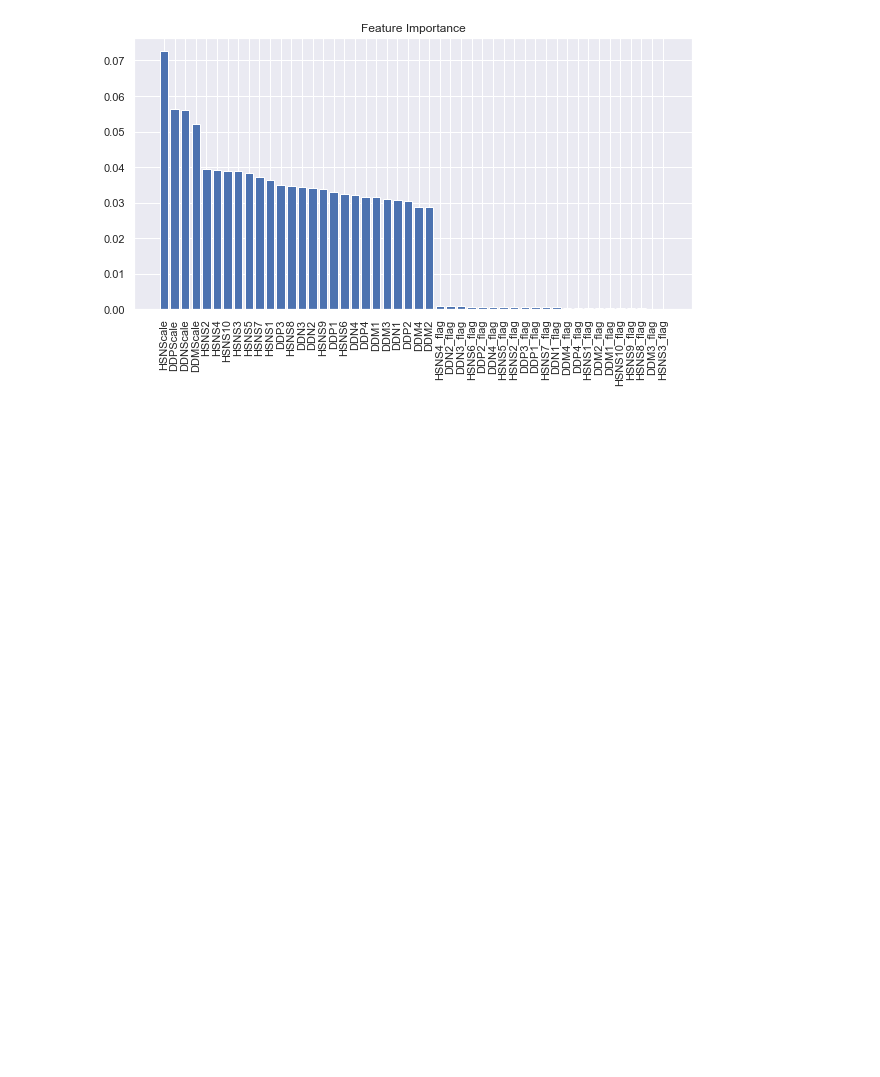
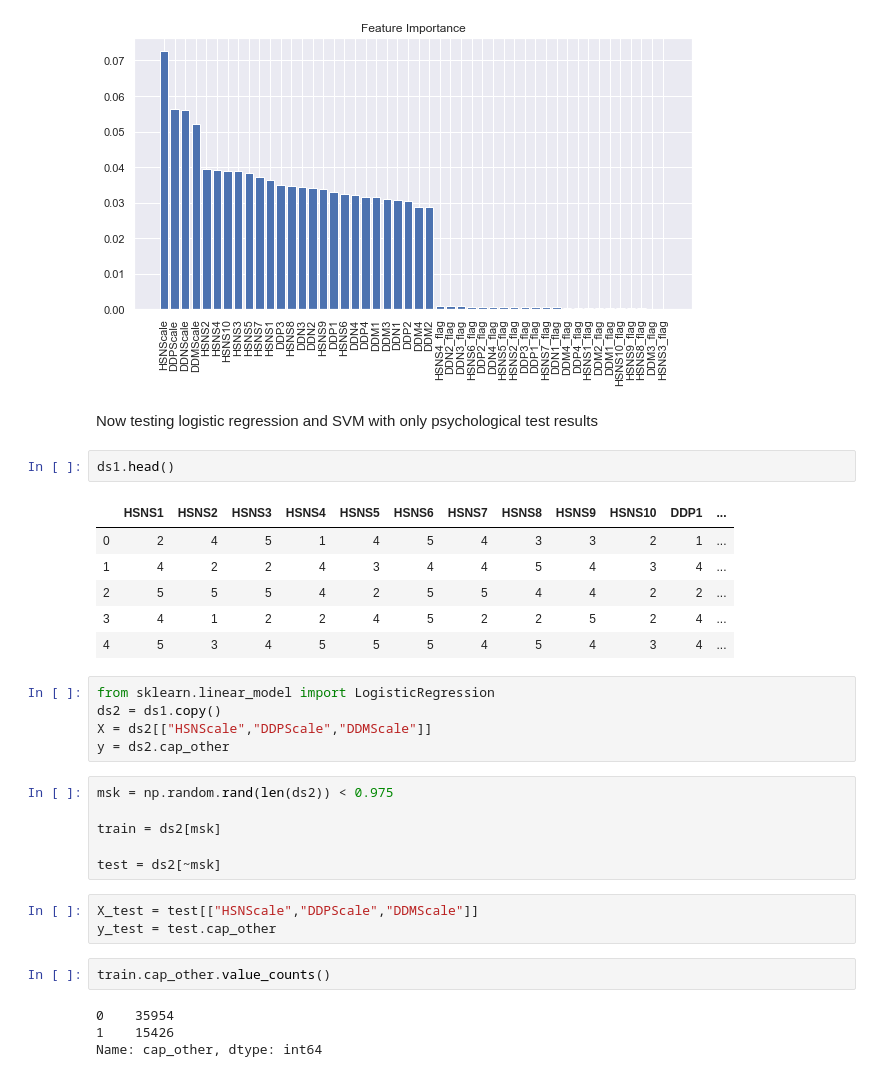
Before and after one commit to pengtianan/final-project, a Jupyter notebook: your-project/Supervised new y + Imbalance.ipynb, the cells around one changed output. Drawn from its saved outputs; the diff is of its cells as text; blank space fills up the shorter version.

```diff
--- a/your-project/Supervised new y + Imbalance.ipynb
+++ b/your-project/Supervised new y + Imbalance.ipynb
@@ -614,3 +614,34 @@ plt.xticks(range(X.shape[1]), names, rotation=90)
 plt.show()
 # %% [output]
 [figure]
+# %% [markdown]
+Now testing logistic regression and SVM with only psychological test results
+# %%
+ds1.head()
+# %% [output]
+|  | HSNS1 | HSNS2 | HSNS3 | HSNS4 | HSNS5 | HSNS6 | HSNS7 | HSNS8 | HSNS9 | HSNS10 | DDP1 | ... |
+| 0 | 2 | 4 | 5 | 1 | 4 | 5 | 4 | 3 | 3 | 2 | 1 | ... |
+| 1 | 4 | 2 | 2 | 4 | 3 | 4 | 4 | 5 | 4 | 3 | 4 | ... |
+| 2 | 5 | 5 | 5 | 4 | 2 | 5 | 5 | 4 | 4 | 2 | 2 | ... |
+| 3 | 4 | 1 | 2 | 2 | 4 | 5 | 2 | 2 | 5 | 2 | 4 | ... |
+| 4 | 5 | 3 | 4 | 5 | 5 | 5 | 4 | 5 | 4 | 3 | 4 | ... |
+# %%
+from sklearn.linear_model import LogisticRegression
+ds2 = ds1.copy()
+X = ds2[["HSNScale","DDPScale","DDMScale"]]
+y = ds2.cap_other
+# %%
+msk = np.random.rand(len(ds2)) < 0.975
+
+train = ds2[msk]
+
+test = ds2[~msk]
+# %%
+X_test = test[["HSNScale","DDPScale","DDMScale"]]
+y_test = test.cap_other
+# %%
+train.cap_other.value_counts()
+# %% [output]
+0    35954
+1    15426
+Name: cap_other, dtype: int64
```
Also changed, not shown: parts of 10 cells of this notebook, 3 other files.
